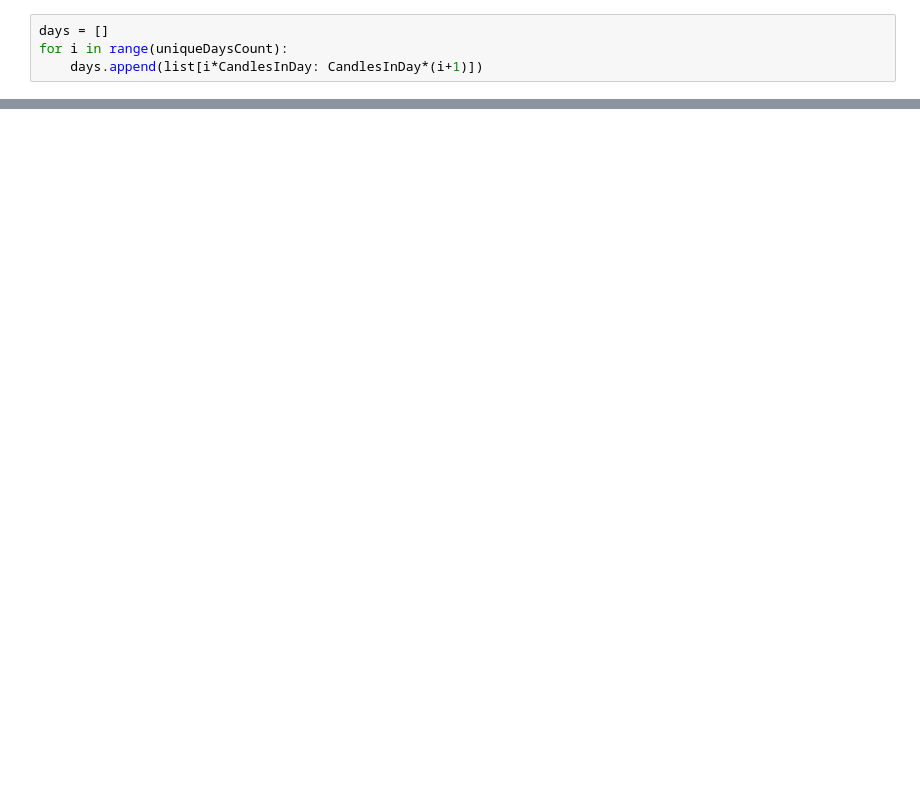
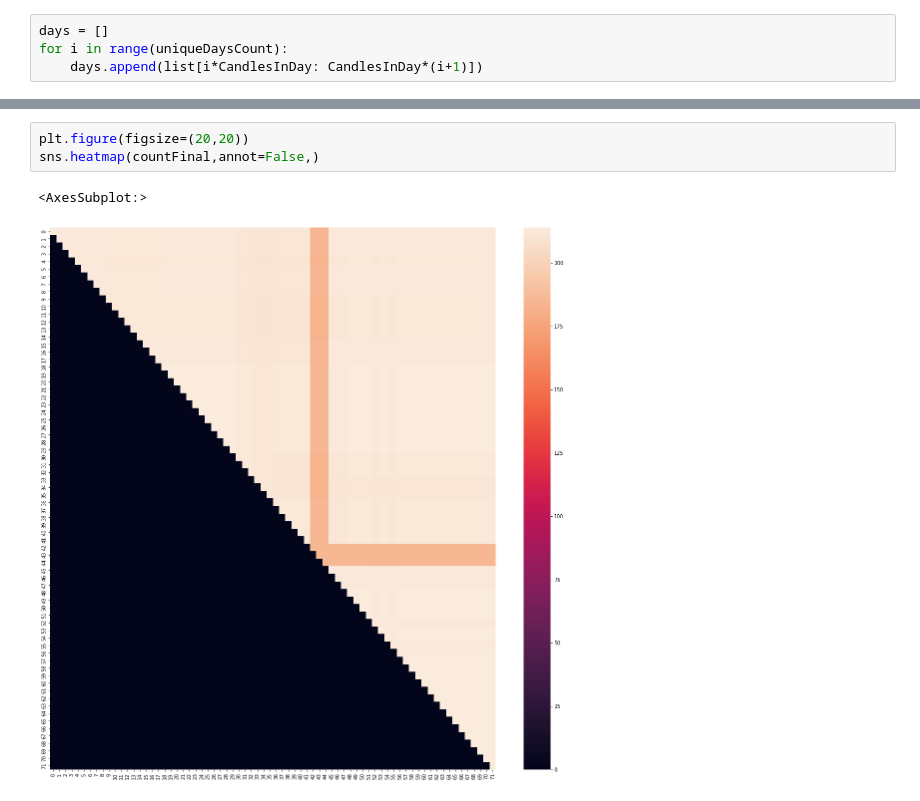
Before and after one commit to alint77/Candles-ProbCheck, a Jupyter notebook: PropCheck.ipynb, the cells around one changed output, grey strips where cells are left out. Cells and saved outputs as stored; diff of their text form; blank space fills up the shorter version.

```diff
--- a/PropCheck.ipynb
+++ b/PropCheck.ipynb
@@ -90 +100,7 @@ sns.heatmap(final)
+# %%
+plt.figure(figsize=(20,20))
+sns.heatmap(countFinal,annot=False,)
+# %% [output]
+<AxesSubplot:>
+[figure, added]
 # %%
```
Also changed, not shown: parts of 7 cells of this notebook.
